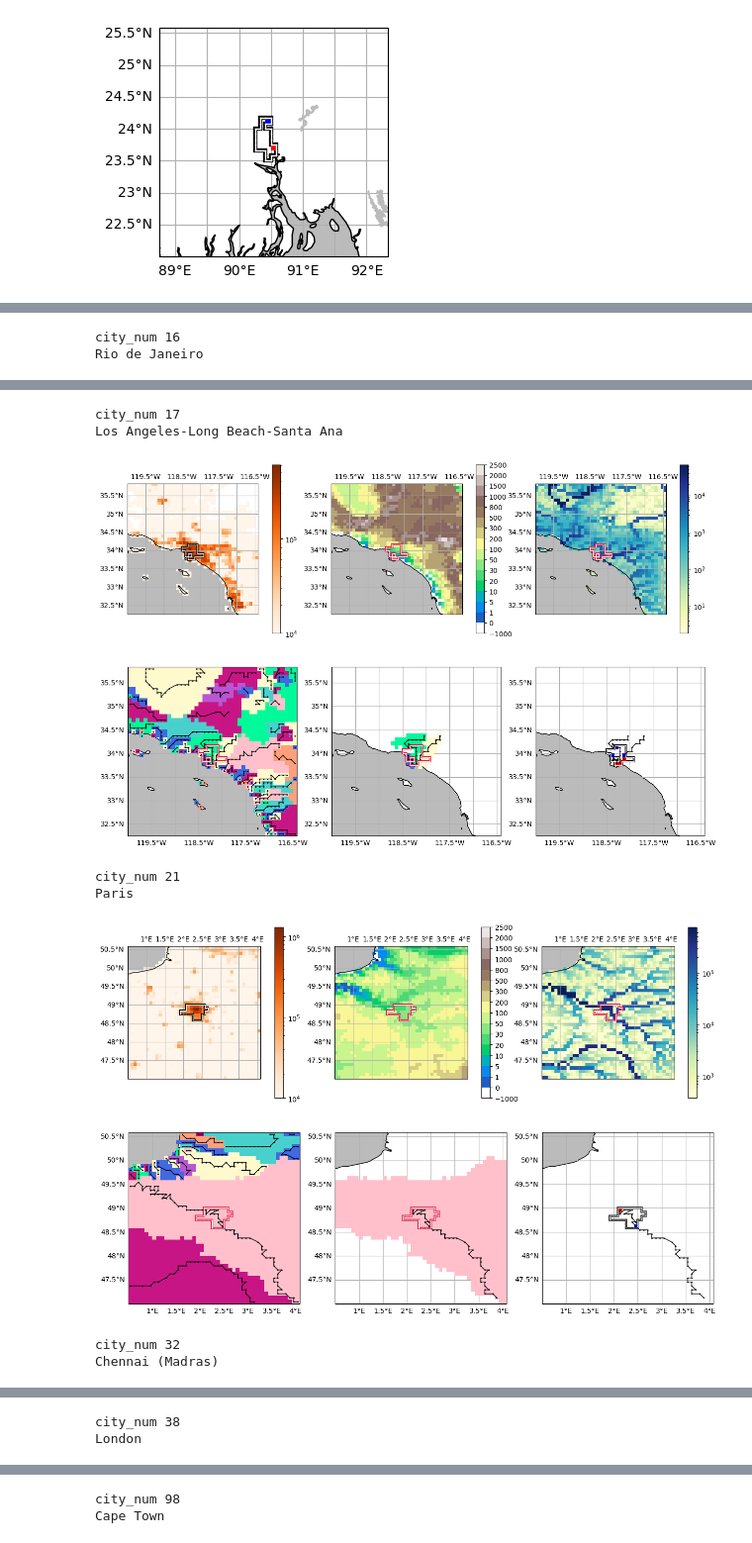
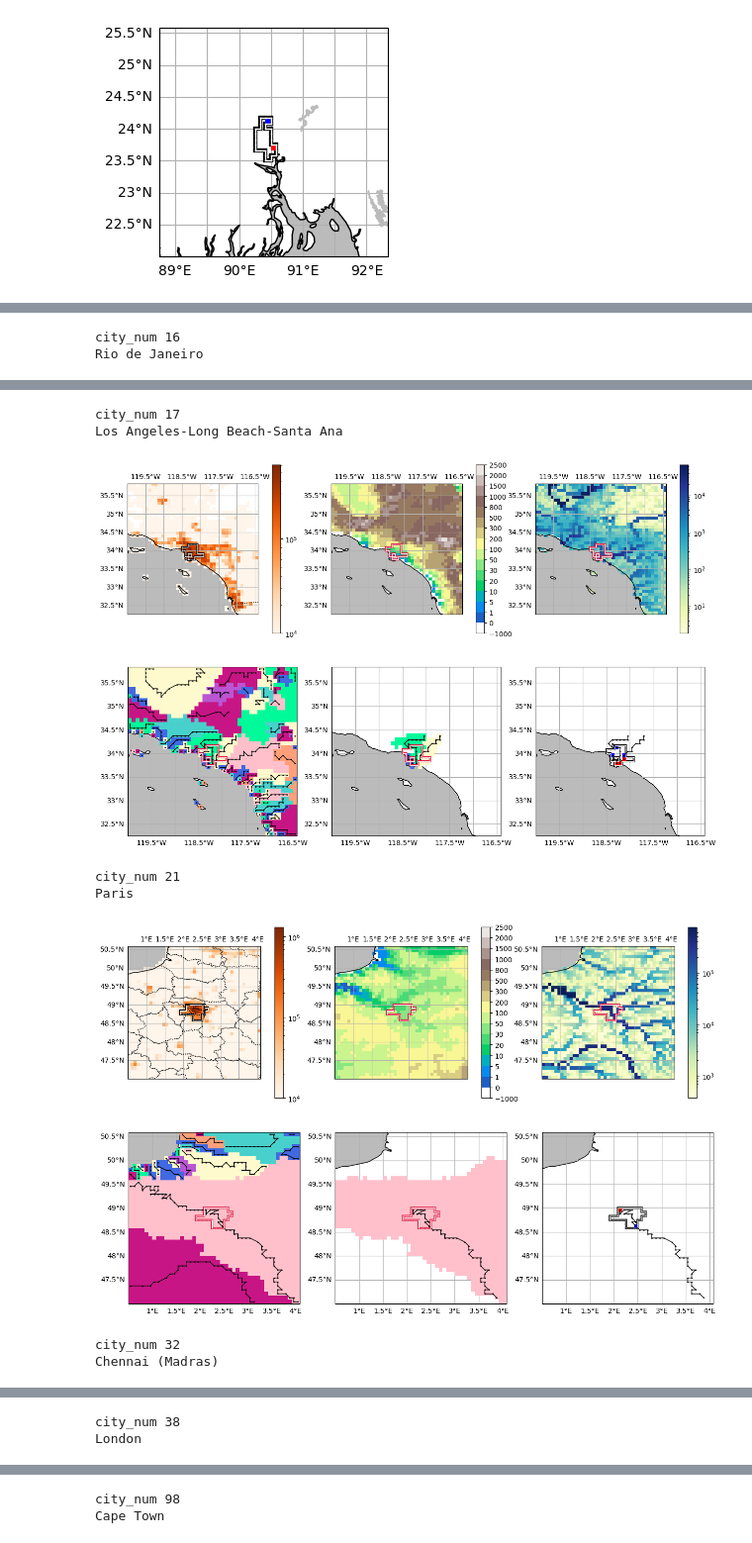
Before and after one commit to HalKiyo/h08_urban, a Jupyter notebook: global_city/pst/josui_gesui.ipynb, the cells around one changed output, grey strips where cells are left out. Shown at 99% size. Drawn from its saved outputs; the diff is of its cells as text; code cells hidden in the pictures.

```diff
--- a/global_city/pst/josui_gesui.ipynb
+++ b/global_city/pst/josui_gesui.ipynb
@@ -1094,7 +1097,7 @@ plot_citymask(result[0], result[1])
 # 人口をプロットする
 #---------------------------------------------------------------------------------------------------------------
 
-def plot_population(extent, citymask, g_pop_cropped, gs_position=None, fig=None):
+def plot_population(extent, citymask, g_pop_cropped, country_name=None, gs_position=None, fig=None):
     # draw
     g_pop_cropped = np.ma.masked_where(g_pop_cropped == 0, g_pop_cropped)
     pop_vmin = np.min(g_pop_cropped)
@@ -1125,8 +1128,18 @@ def plot_population(extent, citymask, g_pop_cropped, gs_position=None, fig=None)
                 norm=colors.LogNorm(vmin=1e4, vmax=pop_vmax)
     )
     stw = draw_mask_sotowaku(extent, citymask, ax=ax, sotowaku_color='black')
+
+    if country_name is not None:
+        shpfilename = shapereader.natural_earth(resolution='10m', category='cultural', name='admin_1_states_provinces')
+        provinces = shapereader.Reader(shpfilename).records()
+        provinces_of_japan = filter(
+            lambda province: province.attributes['admin'] == country_name, provinces)
+        for province in provinces_of_japan:
+            geometry = province.geometry
+            ax.add_geometries([geometry], ccrs.PlateCarree(), facecolor='none', linestyle=':', zorder=10)
+
     fig.colorbar(img, ax=ax, orientation='vertical', shrink=1, pad=0.08)
     #fig.colorbar(img, ax=ax, orientation='horizontal', shrink=0.7, pad=0.05)
 
-plot_population(result[0], result[1], result[2])
+plot_population(result[0], result[1], result[2], country_name='Bangladesh')
 # %% [output]
@@ -1596,7 +1609,7 @@ plot_jogesui_comparison(result[0], result[1], result[20], result[21], result[22]
 [figure]
 [figure]
 # %%
-def subfigure(target_index):
+def subfigure(target_index, country_name=None):
 #---------------------------------------------------------------------------------------------------------------
 #   Initialization
 #---------------------------------------------------------------------------------------------------------------
@@ -1616,7 +1629,7 @@ def subfigure(target_index):
     fig = plt.figure(figsize=(15, 15))
     gs = gridspec.GridSpec(3, 3)
 
-    plot_population(result[0], result[1], result[2], gs_position=gs[0,0], fig=fig)
+    plot_population(result[0], result[1], result[2], country_name=country_name, gs_position=gs[0,0], fig=fig)
     plot_elevation(result[0], result[1], result[3], gs_position=gs[0,1], fig=fig)
     plot_rivara(result[0], result[1], result[5], gs_position=gs[0,2], fig=fig)
 
@@ -1627,8 +1640,9 @@ def subfigure(target_index):
     plt.show()
 # %%
 vld_cty_lst = [1, 16, 17, 21, 32, 38, 98]
-for i in vld_cty_lst:
-    subfigure(i)
+country_lst = ['Japan', 'Brazil', 'United States of America', 'France', 'India', 'United Kingdom', 'South Africa']
+for i, c in zip(vld_cty_lst, country_lst):
+    subfigure(i, country_name=c)
 # %% [output]
 city_num 1
 Tokyo
@@ -1639,8 +1653,8 @@ Rio de Janeiro
 city_num 17
 Los Angeles-Long Beach-Santa Ana
 [figure]
 city_num 21
 Paris
-[figure, old version]
+[figure, new version]
 city_num 32
 Chennai (Madras)
```
Also changed, not shown: parts of 6 cells of this notebook, 1 other file.
